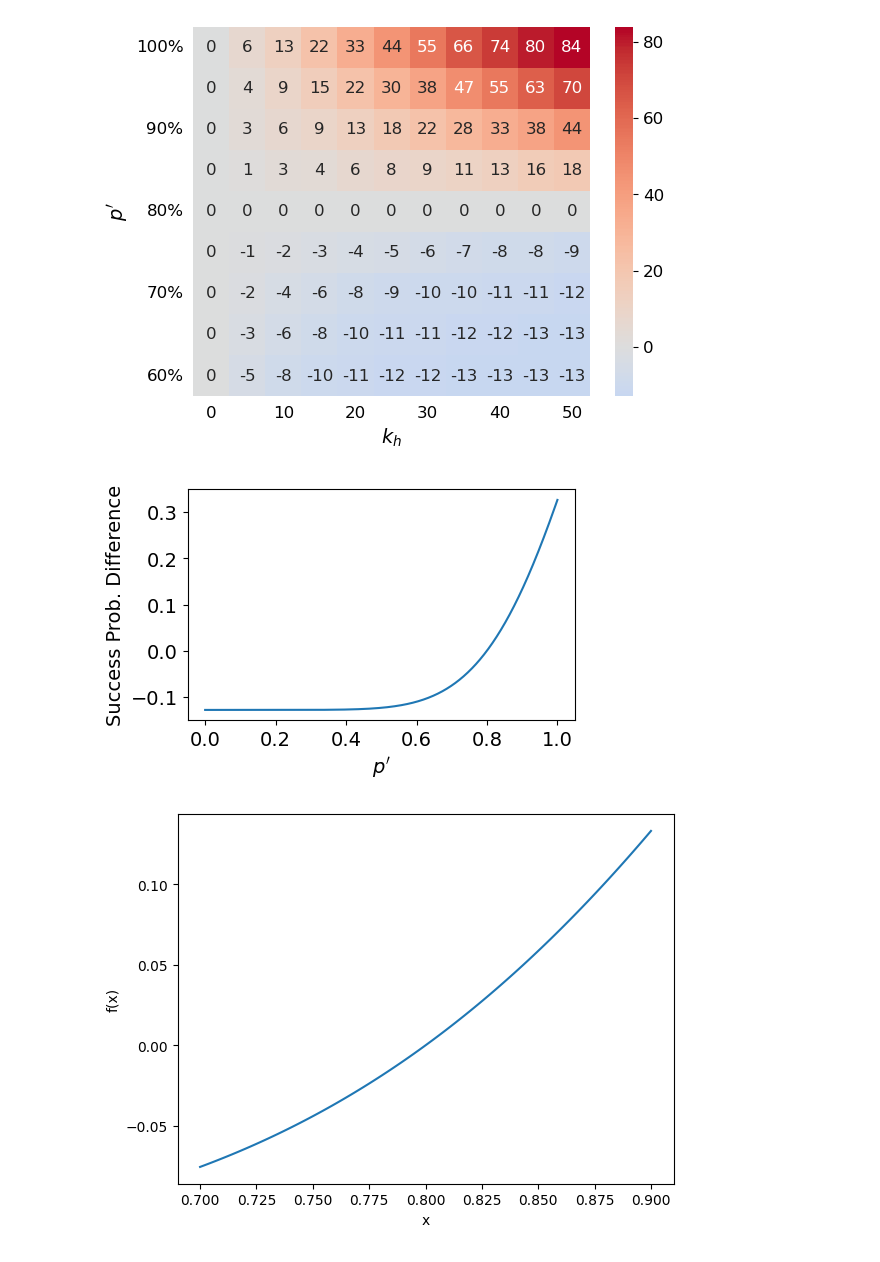
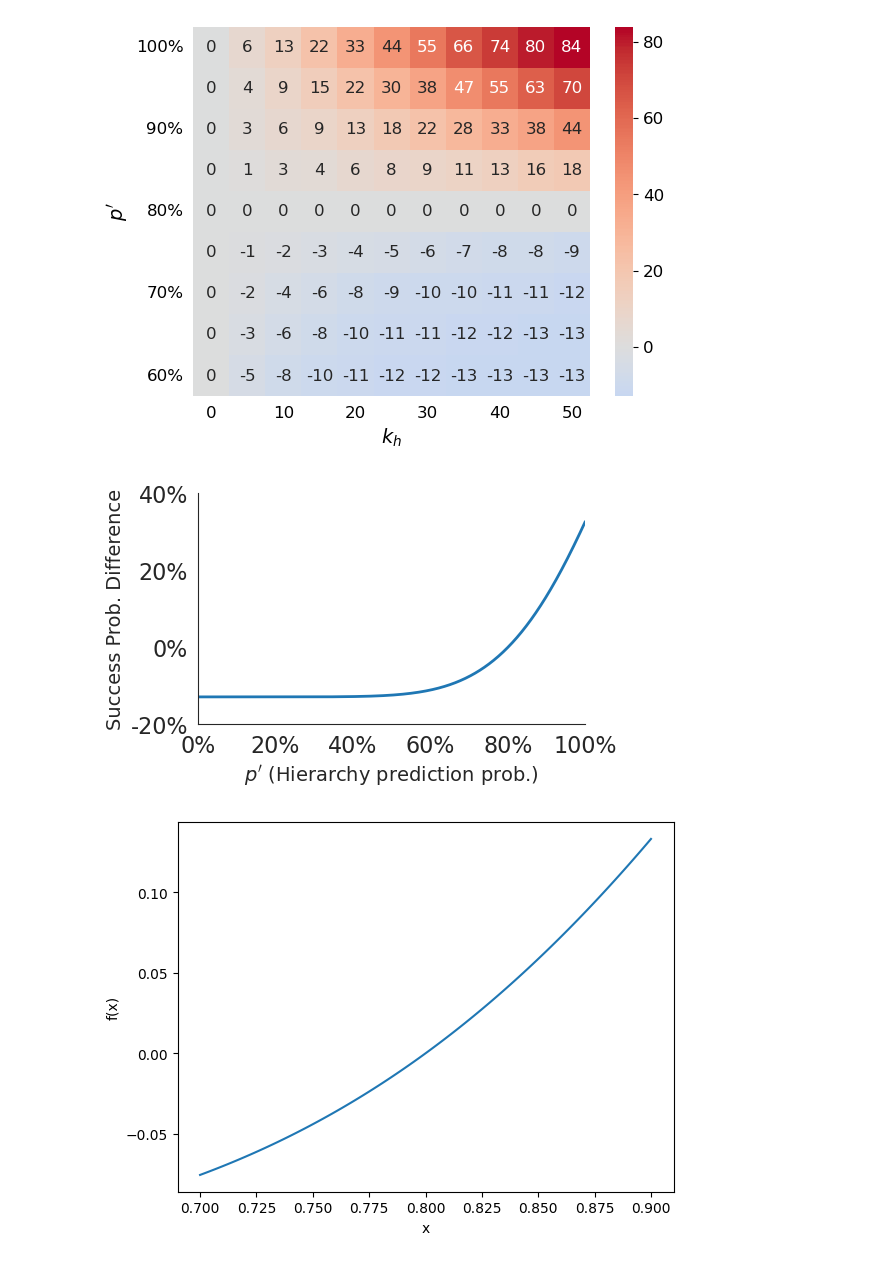
Before and after one commit to naveenr414/Concept-Learning, a Jupyter notebook: scripts/cem_scripts/Numerics.ipynb, the cells around one changed output. Drawn from its saved outputs; the diff is of its cells as text; code cells hidden in the pictures.

```diff
--- a/scripts/cem_scripts/Numerics.ipynb
+++ b/scripts/cem_scripts/Numerics.ipynb
@@ -107,15 +107,24 @@ x = np.linspace(0,1,1000)
 y = success_probability(n_fixed,p_fixed,A_fixed,x,k_fixed)-baseline
 # %%
 plt.figure(figsize=(5,3))
-plt.plot(x, y)
-plt.xlabel('$p\'$',fontsize=14)
+sns.set_style("white")
+sns.despine(left=False, bottom=False)
+sns.lineplot(x=x, y=y, linewidth=2)
+plt.xlabel('$p\'$ (Hierarchy prediction prob.)',fontsize=14)
 plt.ylabel('Success Prob. Difference',fontsize=14)
 plt.xticks(fontsize=14)
 plt.yticks(fontsize=14)
+ax = plt.gca()
+ax.spines['right'].set_visible(False)
+ax.spines['top'].set_visible(False)
+plt.xlim([0,1])
+plt.yticks([-0.2,0,0.2,0.4])
+plt.yticks(plt.gca().get_yticks(),fontsize=16, labels=['{:.0%}'.format(x) for x in plt.gca().get_yticks()])
+plt.xticks(plt.gca().get_xticks(),fontsize=16, labels=['{:.0%}'.format(x) for x in plt.gca().get_xticks()])
 plt.savefig('../Figures/lineplot_numerics.pdf', dpi=300, bbox_inches='tight')
 plt.show()
 # %% [output]
-[figure, old version]
+[figure, new version]
 # %%
 x = np.linspace(0.7,0.9,100)
 y = success_probability(n_fixed,p_fixed,A_fixed,x,k_fixed)-baseline
```
Also changed, not shown: parts of 2 cells of this notebook, 6 other files.
